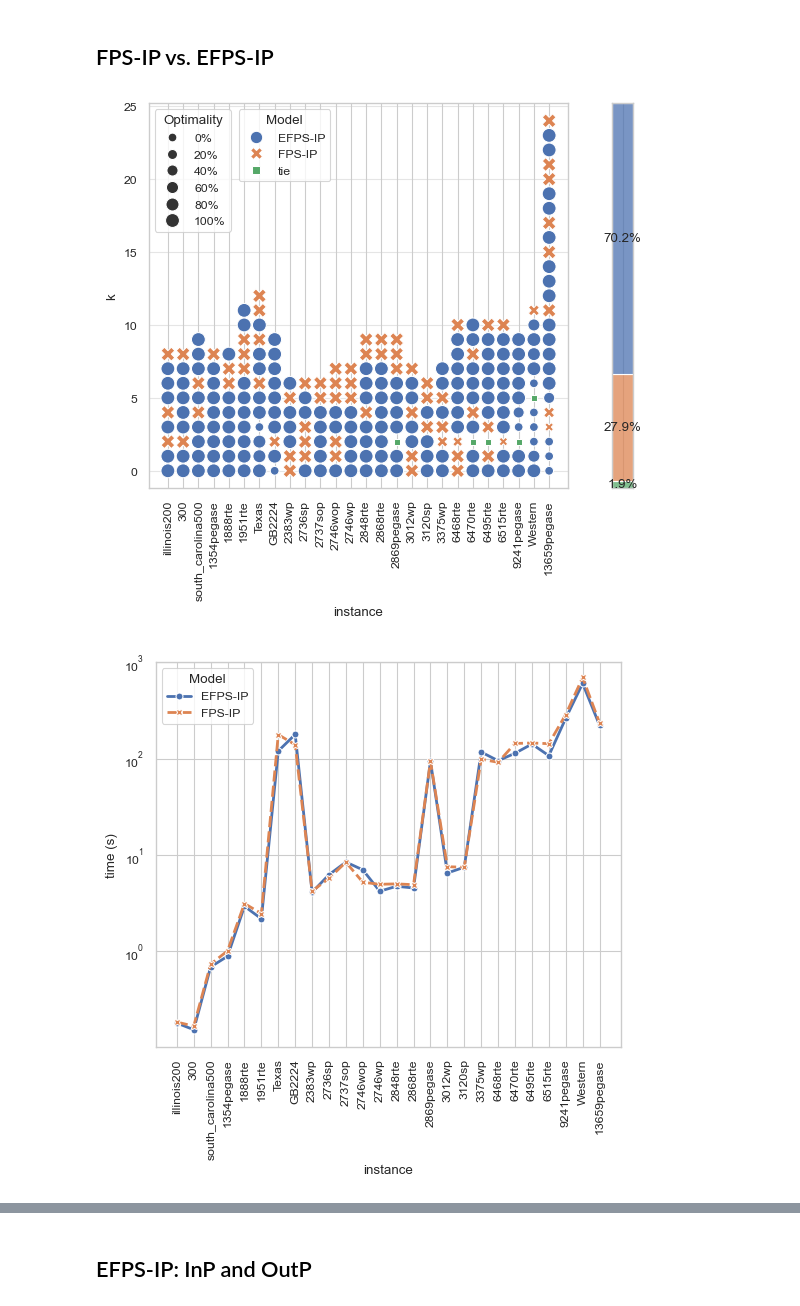
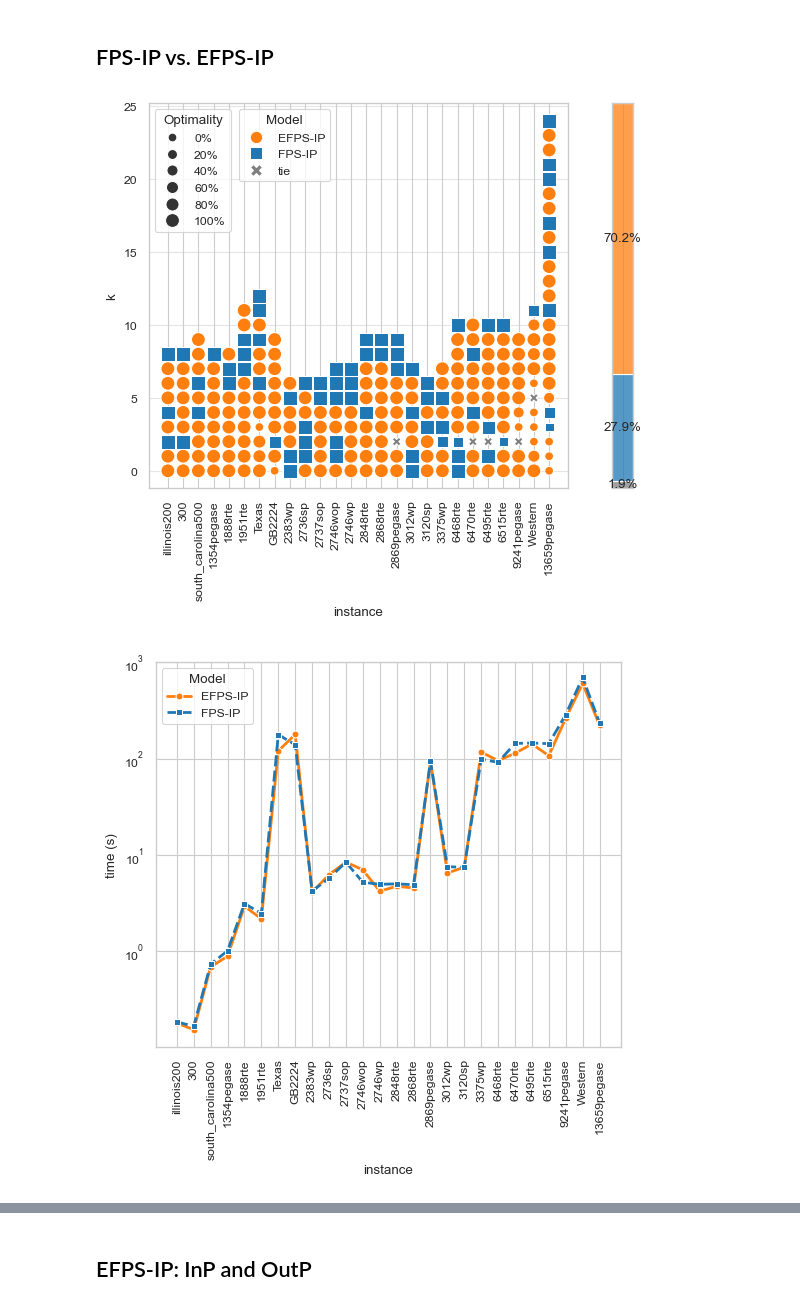
Before and after one commit to maurolucci/cpds, a Jupyter notebook: experiments/analysis.ipynb, the cells around one changed output, grey strips where cells are left out. Drawn from its saved outputs; the diff is of its cells as text; code cells hidden in the pictures.

```diff
--- a/experiments/analysis.ipynb
+++ b/experiments/analysis.ipynb
@@ -15,8 +14,9 @@ from tools import *
 df_stats1 = pd.read_csv("stats1.csv", index_col=0)
 df_stats2 = pd.read_csv("stats2.csv", index_col=0)
 df_stats3 = pd.read_csv("stats3.csv", index_col=0)
+df_stats4 = pd.read_csv("stats4.csv", index_col=0)
 
-df = pd.concat([df_stats1, df_stats2, df_stats3], ignore_index=True)
+df = pd.concat([df_stats1, df_stats2, df_stats3, df_stats4], ignore_index=True)
 # %% [markdown]
 Clean the data.
 # %%
@@ -45,16 +45,9 @@ df.instance = df.instance.apply(lambda x: x.removeprefix("case"))
 # Remove instances with less than 200 vertices
 df = df[(df.vertices >= 200)]
 
-# Remove models that are not considered in the article
-cuts = ["efpss-outp-init-cuts1m100f",
-        "efpss-outp-init-cuts1m1000f",
-        "efpss-outp-init-cuts5m100f",
-        "efpss-outp-init-cuts5m1000f",
-        "efpss-inp-outp-init"]
-df = df[~df.solver.isin(cuts)]
-
 # Rename solvers
 solver_map = {"brimkov": 'BRI-IP',
+              "brimkov-outp": 'BRI-IP-OutP',
               "jovanovic": 'JOV-IP',
               "forts": 'FORT-IP',
               "efpss": "EFPS-IP",
@@ -86,3 +79,33 @@ df
+# %%
+# Set colors for the models
+colors = {
+    "BRI-IP": "#1da5c7",
+    "BRI-IP-OutP": "#0E6570",
+    "JOV-IP": "#2ca02c",
+    "FORT-IP": "#8a48c7",
+    "FPS-IP": "#1f77b4",
+    "EFPS-IP": "#ff7f0e",
+    "EFPS-IP-InP": "#9467bd",
+    "EFPS-IP-OutP": "#189e18",
+    "EFPS-IP-InP-OutP": "#ca4fba",
+    "EFPS-IP-OutP-Init": "#d62728",
+    "tie": "#7f7f7f",
+}
+
+# Set markers for the models
+markers = {
+    "BRI-IP": "s",
+    "BRI-IP-OutP": "D",
+    "JOV-IP": "^",
+    "FORT-IP": "P",
+    "FPS-IP": "s",
+    "EFPS-IP": "o",
+    "EFPS-IP-InP": "s",
+    "EFPS-IP-OutP": "D",
+    "EFPS-IP-InP-OutP": "P",
+    "EFPS-IP-OutP-Init": "o",
+    "tie": "X",
+}
 # %% [markdown]
 ## Check solutions
 # %%
@@ -263,11 +251,11 @@ show_cumulative_gap(df, solvers, log_scale=True, xlim=(10e-5,1), ylim=(0.5,1.0))
 ## FPS-IP vs. EFPS-IP
 # %%
 solvers = ["EFPS-IP","FPS-IP"]
-show_best_solver(df2, solvers, success=True)
+show_best_solver(df2, solvers, colors, markers, success=True)
 # %% [output]
-[figure, old version]
+[figure, new version]
 # %%
-show_execution_time(df, solvers, log_scale=True)
+show_execution_time(df, solvers, colors, markers, log_scale=True)
 # %% [output]
-[figure, old version]
+[figure, new version]
 # %%
```
Also changed, not shown: parts of 21 cells of this notebook, 1 other file.
